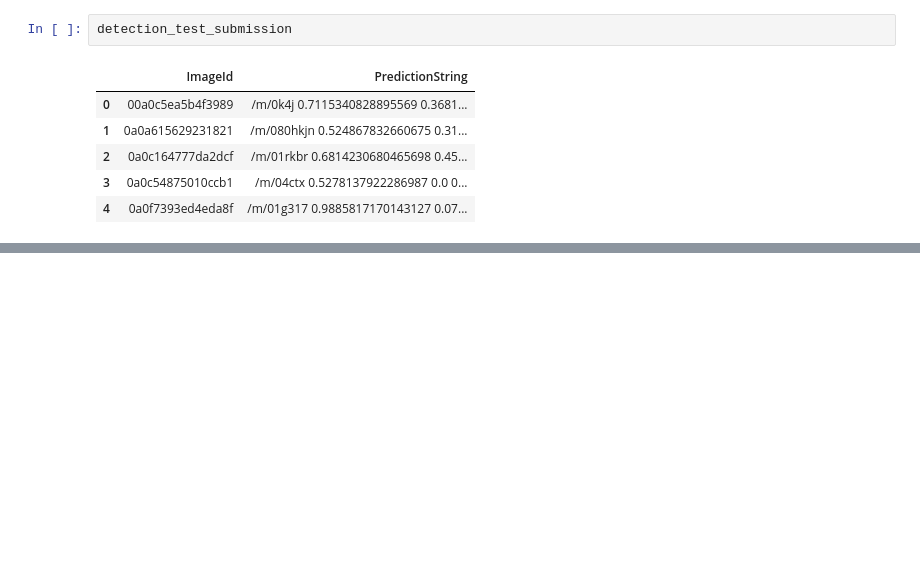
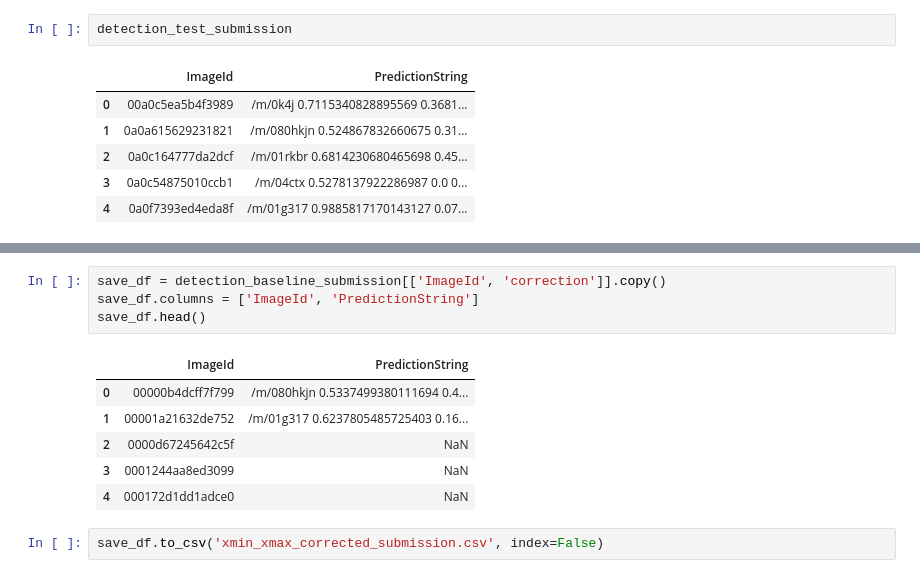
Before and after one commit to jaza10/google-object-detection, a Jupyter notebook: SingleImageObjectDetection.ipynb, the cells around one changed output, grey strips where cells are left out. Saved outputs shown, nothing was run; the diff lists cells and outputs as text; blank space fills up the shorter version.

```diff
--- a/SingleImageObjectDetection.ipynb
+++ b/SingleImageObjectDetection.ipynb
@@ -387,0 +567,13 @@ detection_test_submission
+# %%
+save_df = detection_baseline_submission[['ImageId', 'correction']].copy()
+save_df.columns = ['ImageId', 'PredictionString']
+save_df.head()
+# %% [output]
+|  | ImageId | PredictionString |
+| 0 | 00000b4dcff7f799 | /m/080hkjn 0.5337499380111694 0.4... |
+| 1 | 00001a21632de752 | /m/01g317 0.6237805485725403 0.16... |
+| 2 | 0000d67245642c5f | NaN |
+| 3 | 0001244aa8ed3099 | NaN |
+| 4 | 000172d1dd1adce0 | NaN |
+# %%
+save_df.to_csv('xmin_xmax_corrected_submission.csv', index=False)
```
Also changed, not shown: parts of 12 cells of this notebook, 1 other file.
